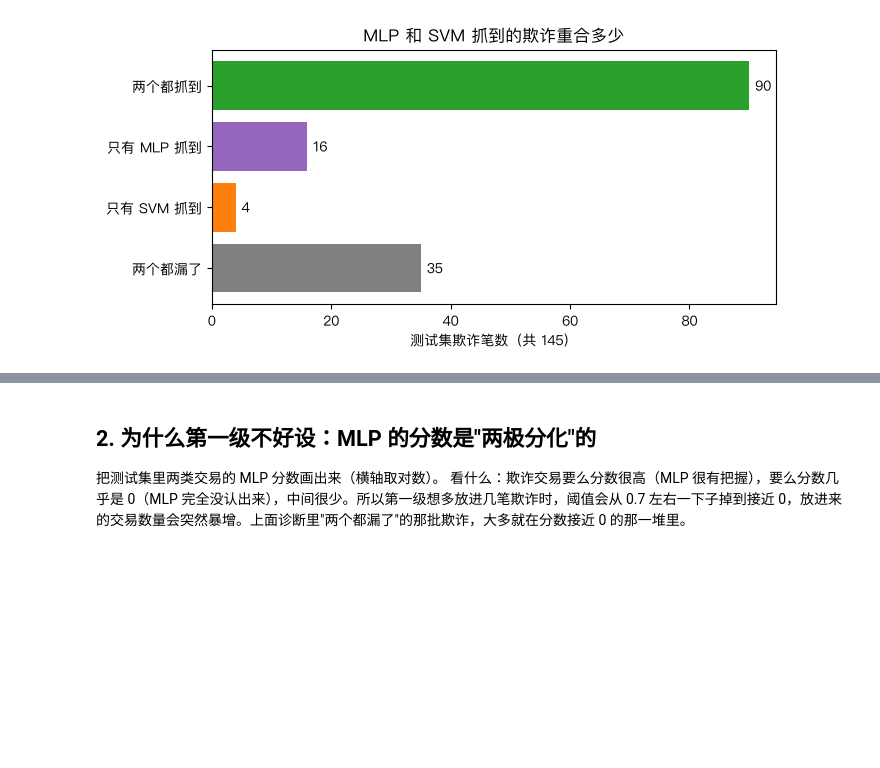
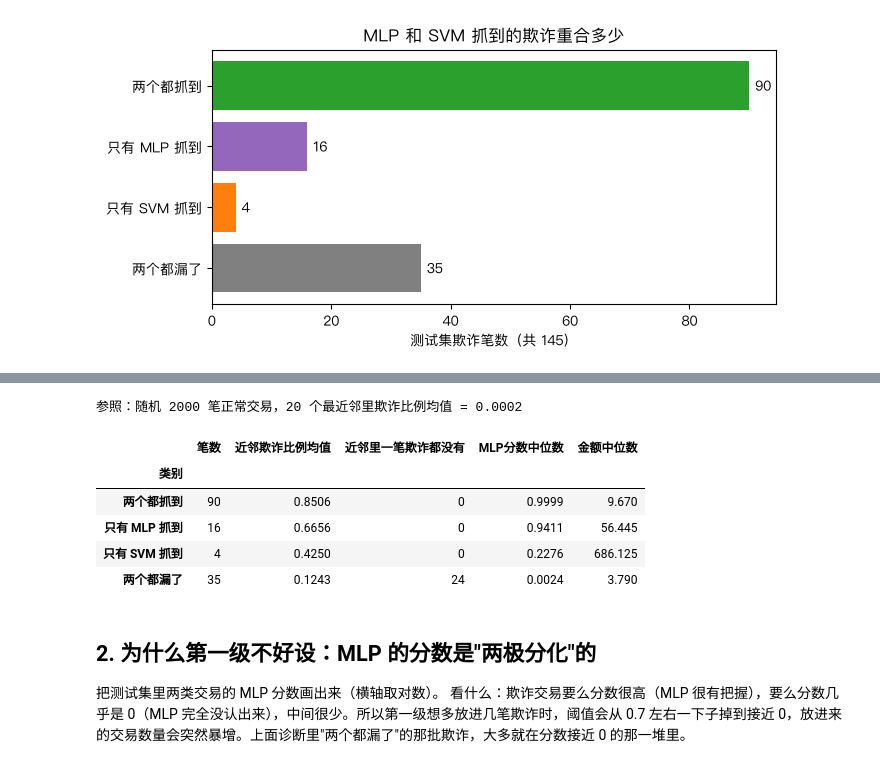
Before and after one commit to Heptazero/ml-course-labs, a Jupyter notebook: data-mining/credit-card-fraud-detection/08_cascade.ipynb, the cells around one changed output, grey strips where cells are left out. Cells and saved outputs as stored; diff of their text form; code cells hidden in the pictures; blank space fills up the shorter version.

Commit message:
feat(data-mining): add nearest-neighbour check for frauds both models miss
Co-Authored-By: Claude Opus 5.5 <noreply@anthropic.com>

```diff
--- a/data-mining/credit-card-fraud-detection/08_cascade.ipynb
+++ b/data-mining/credit-card-fraud-detection/08_cascade.ipynb
@@ -171,3 +179,37 @@ plt.show()
+# %%
+from sklearn.neighbors import NearestNeighbors
+
+test_amount = pd.read_csv(f'{DATA_DIR}/test_amount_raw.csv')['Amount'].values
+X_train_all, y_train_all = train_df[feature_cols].values, train_df['Class'].values
+nn = NearestNeighbors(n_neighbors=20).fit(X_train_all)
+
+fraud_idx = np.flatnonzero(y_test == 1)
+_, idx = nn.kneighbors(X_test[fraud_idx])
+neighbor_fraud = y_train_all[idx].mean(axis=1)
+group = np.where(mlp_hit[fraud_idx] & svm_hit[fraud_idx], '两个都抓到',
+         np.where(mlp_hit[fraud_idx], '只有 MLP 抓到',
+         np.where(svm_hit[fraud_idx], '只有 SVM 抓到', '两个都漏了')))
+nb_table = pd.DataFrame({'类别': group, '近邻欺诈比例': neighbor_fraud,
+                         'MLP 分数': p_test[fraud_idx], '金额': test_amount[fraud_idx]}).groupby('类别').agg(
+    笔数=('类别', 'size'),
+    近邻欺诈比例均值=('近邻欺诈比例', 'mean'),
+    近邻里一笔欺诈都没有=('近邻欺诈比例', lambda x: int((x == 0).sum())),
+    MLP分数中位数=('MLP 分数', 'median'),
+    金额中位数=('金额', 'median'),
+).loc[['两个都抓到', '只有 MLP 抓到', '只有 SVM 抓到', '两个都漏了']]
+
+normal_idx = np.random.default_rng(0).choice(np.flatnonzero(y_test == 0), 2000, replace=False)
+_, idx_n = nn.kneighbors(X_test[normal_idx])
+print(f'参照：随机 2000 笔正常交易，20 个最近邻里欺诈比例均值 = {y_train_all[idx_n].mean():.4f}')
+nb_table.round(4)
+# %% [output]
+参照：随机 2000 笔正常交易，20 个最近邻里欺诈比例均值 = 0.0002
+|  | 笔数 | 近邻欺诈比例均值 | 近邻里一笔欺诈都没有 | MLP分数中位数 | 金额中位数 |
+| 类别 |  |  |  |  |  |
+| 两个都抓到 | 90 | 0.8506 | 0 | 0.9999 | 9.670 |
+| 只有 MLP 抓到 | 16 | 0.6656 | 0 | 0.9411 | 56.445 |
+| 只有 SVM 抓到 | 4 | 0.4250 | 0 | 0.2276 | 686.125 |
+| 两个都漏了 | 35 | 0.1243 | 24 | 0.0024 | 3.790 |
 # %% [markdown]
 ## 2. 为什么第一级不好设：MLP 的分数是"两极分化"的
 
```
Also changed, not shown: parts of 2 cells of this notebook.
